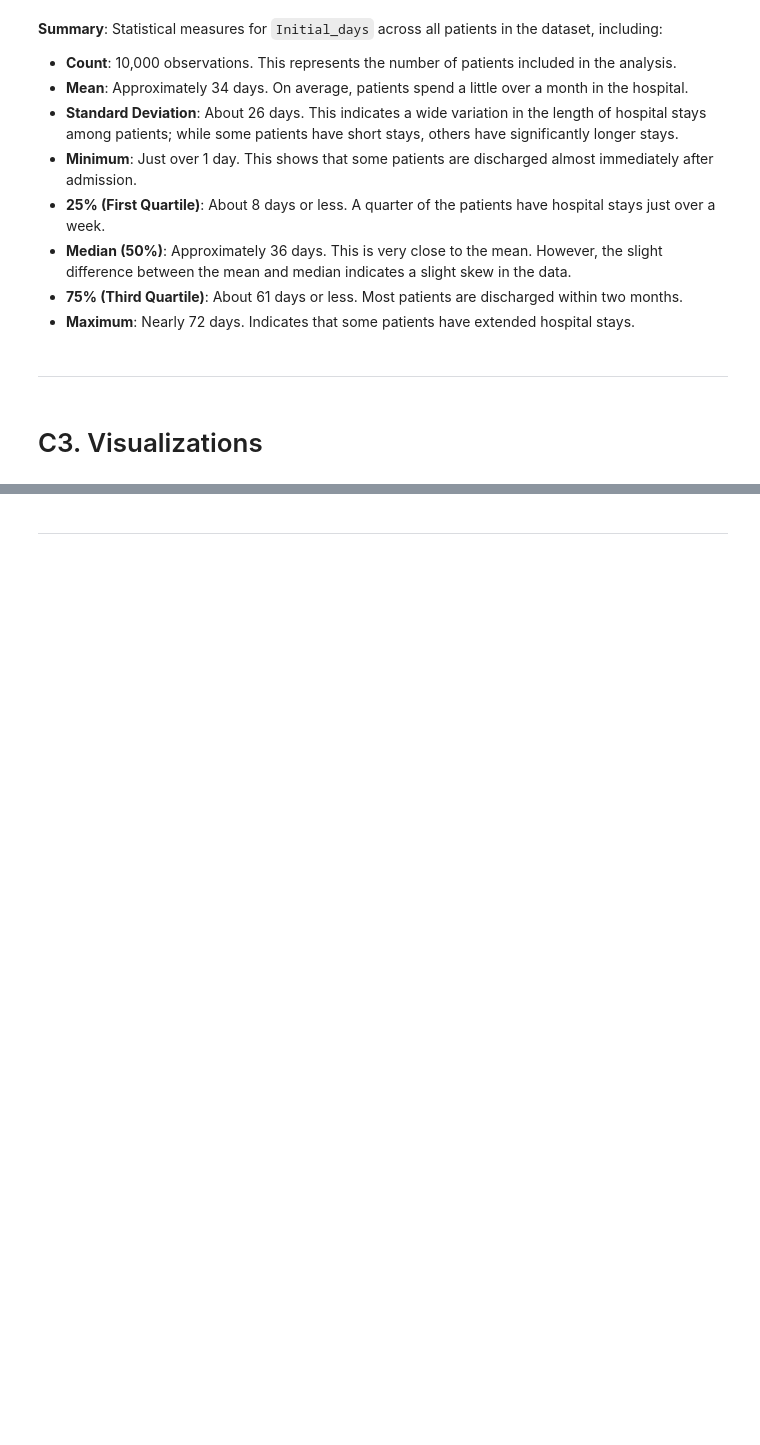
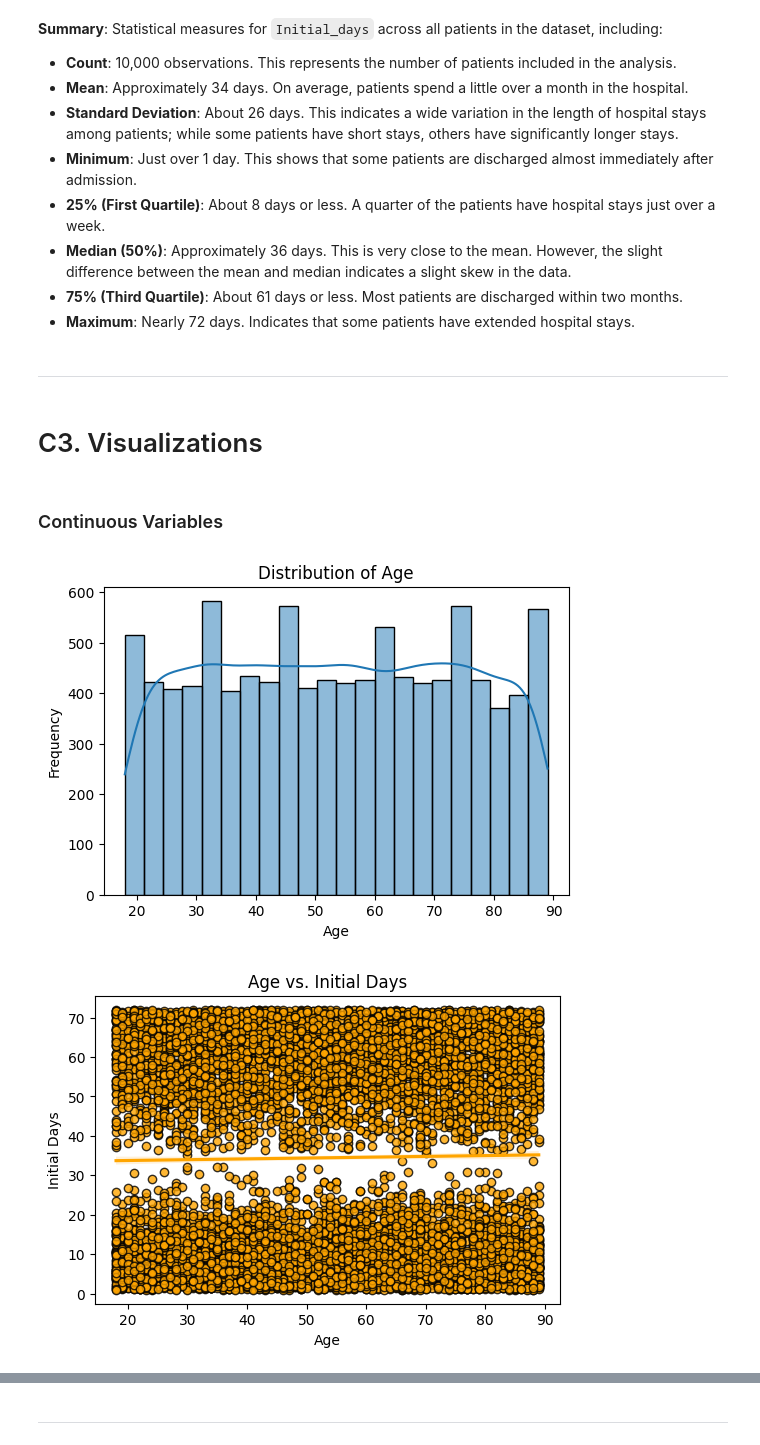
Before and after one commit to vertigoa/master, a Jupyter notebook: d208_task_1.ipynb, the cells around one changed output, grey strips where cells are left out. Saved outputs shown, nothing was run; the diff lists cells and outputs as text; code cells hidden in the pictures; blank space fills up the shorter version.

```diff
--- a/d208_task_1.ipynb
+++ b/d208_task_1.ipynb
@@ -452,3 +453,24 @@ Name: Initial_days, dtype: float64
 -------------------------------------
 # %% [markdown]
 # C3.  Visualizations
+# %% [markdown]
+### Continuous Variables
+# %%
+# Continuous Variable Age
+plt.figure(figsize=(6, 4), facecolor='white')
+sns.histplot(data=df, x='Age', kde=True)
+plt.title('Distribution of Age')
+plt.xlabel('Age')
+plt.ylabel('Frequency')
+plt.show()
+
+# Bivariate Age vs. Initial_days with best fit line
+plt.figure(figsize=(6, 4), facecolor='white')
+sns.regplot(data=df, x='Age', y='Initial_days', color='orange', scatter_kws={'edgecolor': 'black'})
+plt.title('Age vs. Initial Days')
+plt.xlabel('Age')
+plt.ylabel('Initial Days')
+plt.show()
+# %% [output]
+[figure, added]
+[figure, added]
```
Also changed, not shown: parts of 16 cells of this notebook, 1 other file.
